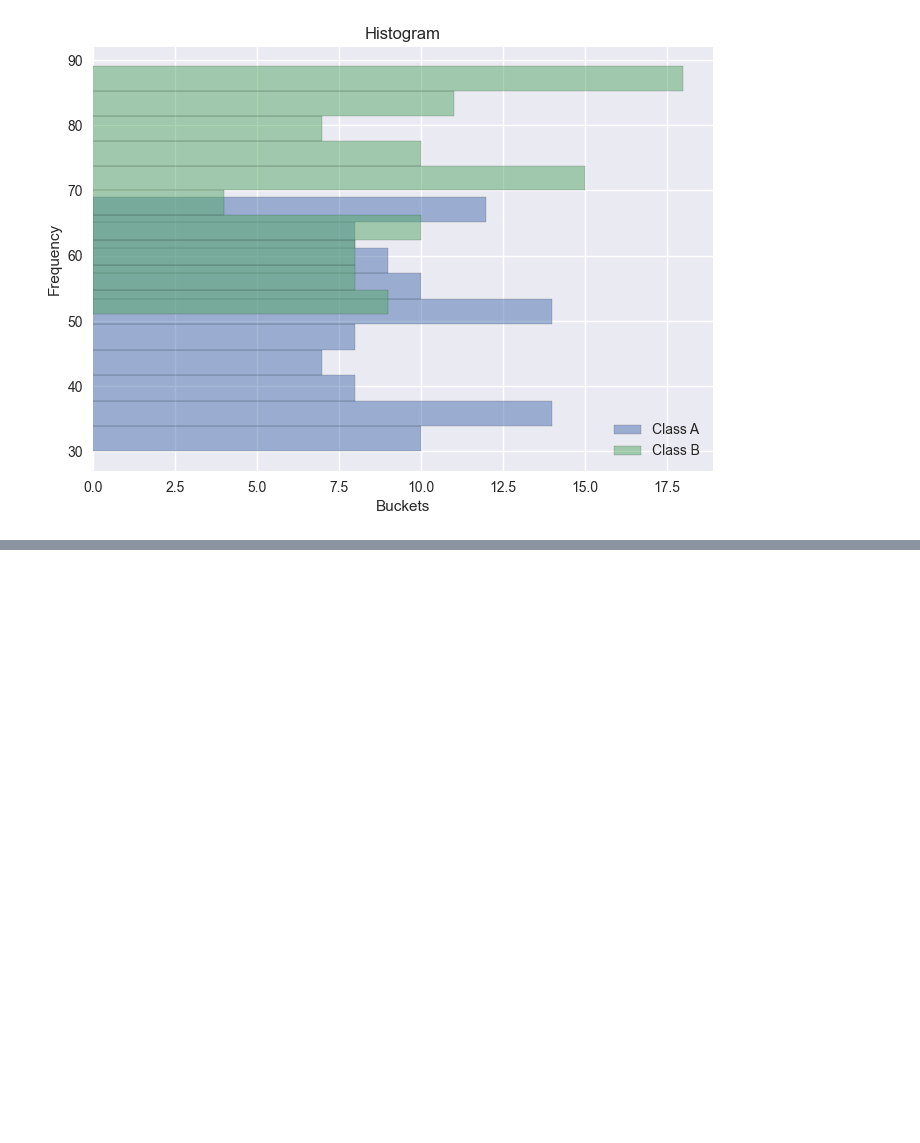
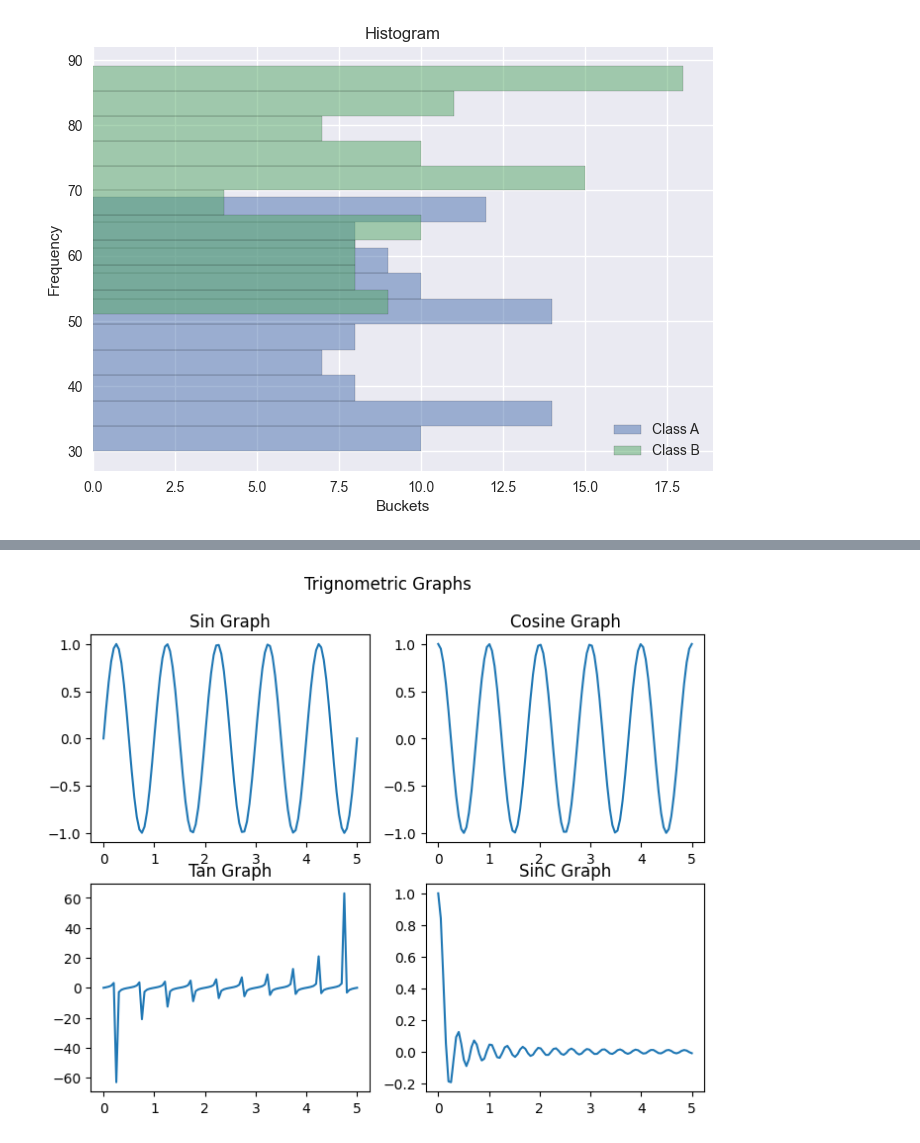
Before and after one commit to ShubhamSinghal12/ChitkaraAIML2024, a Jupyter notebook: G11/MatplotlibGraph/MatplotlibDemo.ipynb, the cells around one changed output, grey strips where cells are left out. Saved outputs shown, nothing was run; the diff lists cells and outputs as text; code cells hidden in the pictures; blank space fills up the shorter version.

```diff
--- a/G11/MatplotlibGraph/MatplotlibDemo.ipynb
+++ b/G11/MatplotlibGraph/MatplotlibDemo.ipynb
@@ -148,0 +148,28 @@ Type:      function
+# %%
+x = np.linspace(0,5,100)
+y1 = np.sin(2*np.pi*x)
+y2 = np.cos(2*np.pi*x)
+y3 = np.tan(2*np.pi*x)
+y4 = np.sinc(2*np.pi*x)
+
+plt.figure(figsize=(8,6))
+ax1 = plt.subplot(221)
+plt.title('Sin Graph')
+plt.plot(x,y1)
+
+ax2 = plt.subplot(222)
+plt.plot(x,y2)
+plt.title('Cosine Graph')
+
+plt.subplot(223,sharex=ax1)
+plt.plot(x,y3)
+plt.title('Tan Graph')
+
+plt.subplot(224,sharex=ax2)
+plt.plot(x,y4)
+plt.title('SinC Graph')
+
+plt.suptitle('Trignometric Graphs')
+plt.show()
+# %% [output]
+[figure, added]
```
Also changed, not shown: parts of 6 cells of this notebook, 7 other files.
